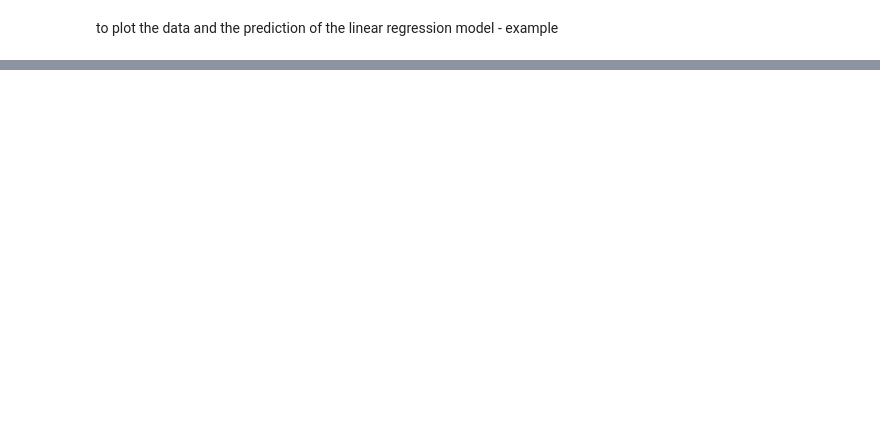
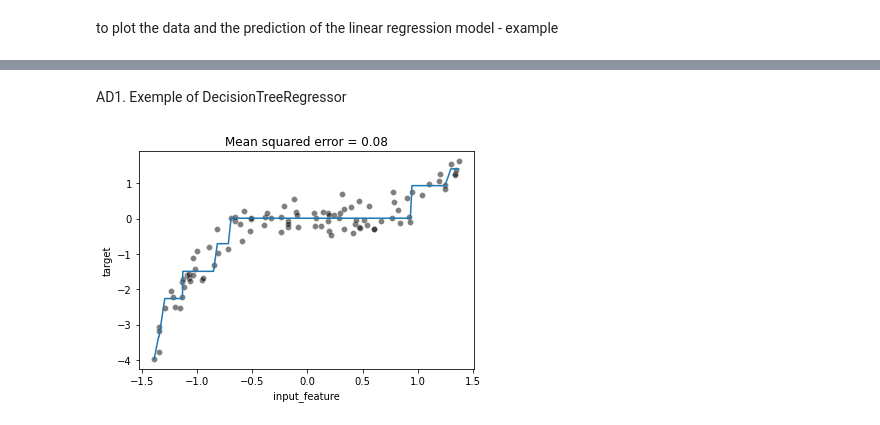
Before and after one commit to tgbdc7/ml_learn, a Jupyter notebook: course/notes/Linear_Models_Module_4.ipynb, the cells around one changed output, grey strips where cells are left out. Cells and saved outputs as stored; diff of their text form; code cells hidden in the pictures; blank space fills up the shorter version.

```diff
--- a/course/notes/Linear_Models_Module_4.ipynb
+++ b/course/notes/Linear_Models_Module_4.ipynb
@@ -60,0 +122,16 @@ _ = plt.title("Model using LinearRegression from scikit-learn")
+# %% [markdown]
+AD1. Exemple of DecisionTreeRegressor
+# %%
+from sklearn.tree import DecisionTreeRegressor
+
+tree = DecisionTreeRegressor(max_depth=3).fit(data, target)
+target_predicted = tree.predict(data)
+
+mse = mean_squared_error(target, target_predicted)
+
+ax = sns.scatterplot(data=full_data, x="input_feature", y="target",
+                     color="black", alpha=0.5)
+ax.plot(data, target_predicted)
+_ = ax.set_title(f"Mean squared error = {mse:.2f}")
+# %% [output]
+[figure, added]
```
Also changed, not shown: parts of 19 cells of this notebook, 1 other file.
